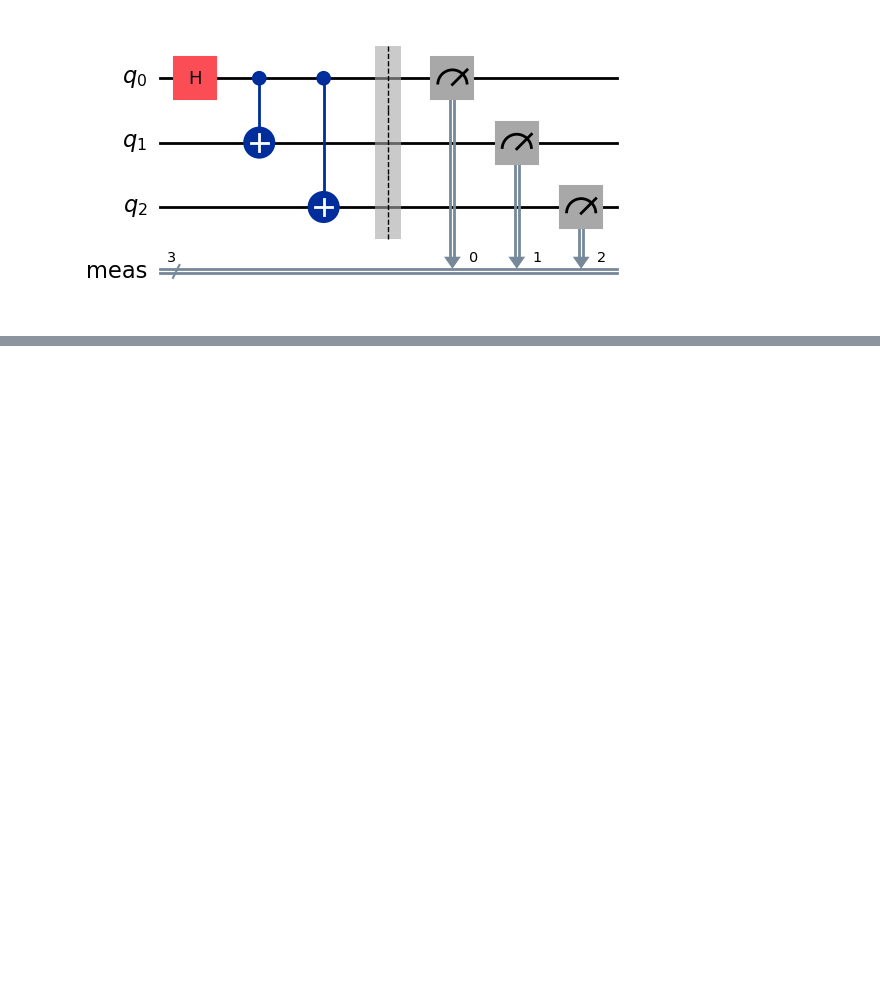
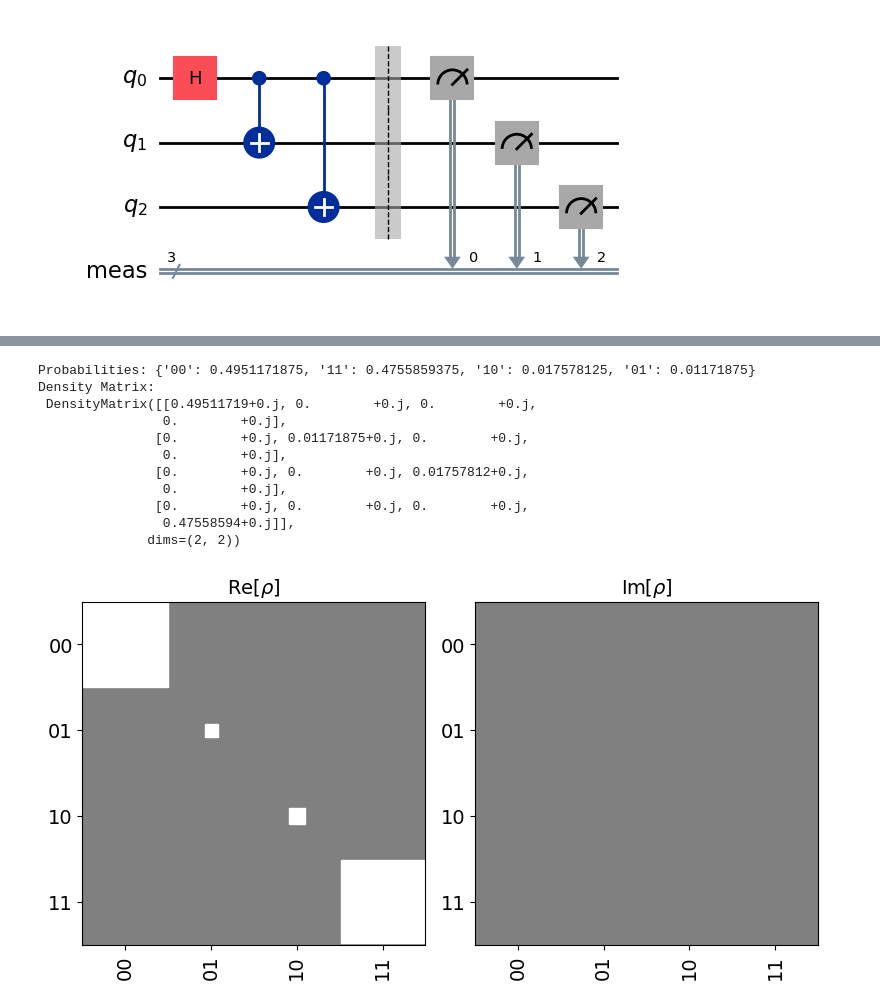
Before and after one commit to MagePro310/Quantum_Simulation_Scheduling_ver1, a Jupyter notebook: fake_provider.ipynb, the cells around one changed output, grey strips where cells are left out. Cells and saved outputs as stored; diff of their text form; code cells hidden in the pictures; blank space fills up the shorter version.

```diff
--- a/fake_provider.ipynb
+++ b/fake_provider.ipynb
@@ -136,0 +116,50 @@ clifford_qc = pm.run(qc)
+# %%
+from qiskit.quantum_info import DensityMatrix
+import numpy as np
+import matplotlib.pyplot as plt
+
+# Kết quả đếm (counts)
+counts = {'00': 507, '11': 487, '10': 18, '01': 12}
+
+# Tổng số lần đo
+total_counts = sum(counts.values())
+
+# Tính toán xác suất cho mỗi trạng thái
+probabilities = {key: value / total_counts for key, value in counts.items()}
+print("Probabilities:", probabilities)
+
+# Khởi tạo ma trận mật độ (density matrix) từ các xác suất
+dim = 4  # Vì hệ thống có 2 qubit, nên ma trận mật độ sẽ có kích thước 4x4
+
+# Khởi tạo ma trận mật độ với kích thước 4x4 (2 qubit)
+rho_matrix = np.zeros((dim, dim), dtype=complex)
+
+# Danh sách các trạng thái cơ bản (cho 2 qubit)
+basis_states = ['00', '01', '10', '11']
+
+# Xây dựng ma trận mật độ
+for state, prob in probabilities.items():
+    # Tạo vector trạng thái cơ bản
+    state_idx = basis_states.index(state)
+    # Cập nhật ma trận mật độ
+    rho_matrix[state_idx, state_idx] = prob
+
+# Tạo đối tượng DensityMatrix từ ma trận mật độ
+rho = DensityMatrix(rho_matrix)
+print("Density Matrix:\n", rho)
+
+# Trực quan hóa ma trận mật độ bằng Hinton plot
+rho.draw(output='hinton')
+# %% [output]
+Probabilities: {'00': 0.4951171875, '11': 0.4755859375, '10': 0.017578125, '01': 0.01171875}
+Density Matrix:
+ DensityMatrix([[0.49511719+0.j, 0.        +0.j, 0.        +0.j,
+                0.        +0.j],
+               [0.        +0.j, 0.01171875+0.j, 0.        +0.j,
+                0.        +0.j],
+               [0.        +0.j, 0.        +0.j, 0.01757812+0.j,
+                0.        +0.j],
+               [0.        +0.j, 0.        +0.j, 0.        +0.j,
+                0.47558594+0.j]],
+              dims=(2, 2))
+[figure, added]
```
Also changed, not shown: parts of 9 cells of this notebook, 14 other files.
